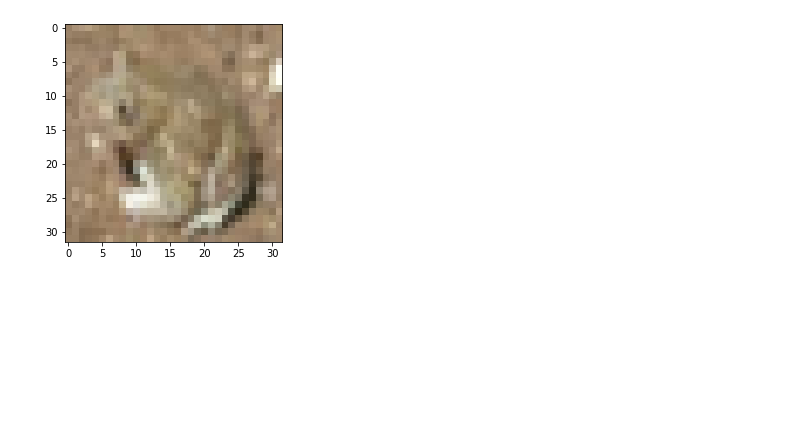
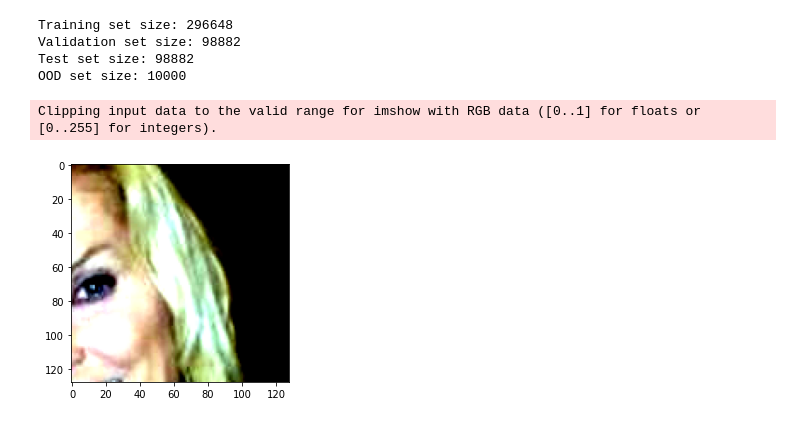
Before and after one commit to simonmoesorensen/bayesian-laplace-metric-learning, a Jupyter notebook: notebooks/visualize_data.ipynb, the cells around one changed output. Cells and saved outputs as stored; diff of their text form; code cells hidden in the pictures; blank space fills up the shorter version.

Commit message:
✨ feat(notebook): Update visualize_data with visualization of test and ood dataloader

```diff
--- a/notebooks/visualize_data.ipynb
+++ b/notebooks/visualize_data.ipynb
@@ -1,27 +1,36 @@
 # %%
-from src.data_modules.CIFAR10DataModule import CIFAR10DataModule
+import sys
+sys.path.append("../") # go to parent dir
+
+# Change to whatever datamodule you want to visualize
+from src.data_modules import CasiaDataModule
+
 from pathlib import Path
 import matplotlib.pyplot as plt
 
 path = Path("/work3/s174420/datasets")
 
-data = CIFAR10DataModule(
+data = CasiaDataModule(
     data_dir=path,
-    batch_size=128,
-    num_workers=4,
+    batch_size=64,
+    num_workers=8,
     shuffle=True,
     pin_memory=True,
     sampler=None,
 )
 
 data.setup()
-
-loader = data.train_dataloader()
+# %% [output]
+Training set size: 296648
+Validation set size: 98882
+Test set size: 98882
+OOD set size: 10000
 # %%
-for img, label in loader:
+for img, label in data.test_dataloader():
     plt.imshow(img[0].permute(1, 2, 0))
     break
 
 plt.show()
 # %% [output]
+Clipping input data to the valid range for imshow with RGB data ([0..1] for floats or [0..255] for integers).
-[figure, old version]
+[figure, new version]
```
Also changed, not shown: parts of 1 cell of this notebook.
